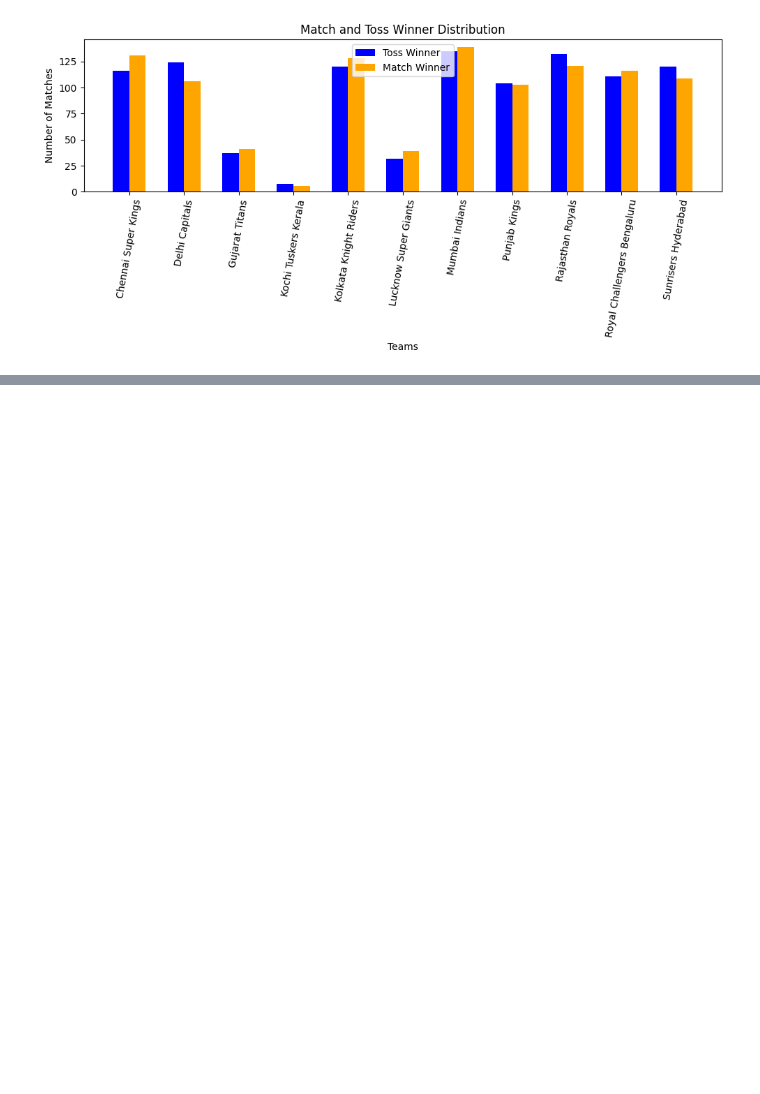
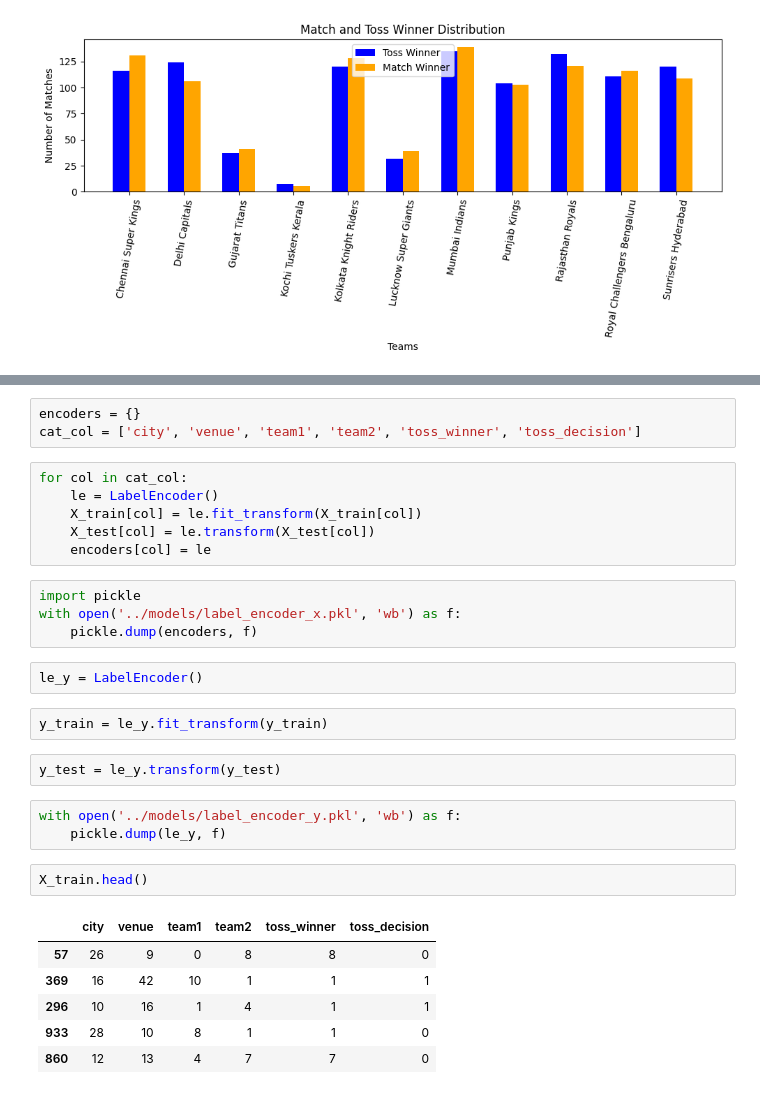
Before and after one commit to Channu17/IPL-win-predictor, a Jupyter notebook: notebooks/winpredictor.ipynb, the cells around one changed output, grey strips where cells are left out. Cells and saved outputs as stored; diff of their text form; blank space fills up the shorter version.

```diff
--- a/notebooks/winpredictor.ipynb
+++ b/notebooks/winpredictor.ipynb
@@ -340,0 +483,31 @@ plt.show()
+# %%
+encoders = {}
+cat_col = ['city', 'venue', 'team1', 'team2', 'toss_winner', 'toss_decision']
+# %%
+for col in cat_col:
+    le = LabelEncoder()
+    X_train[col] = le.fit_transform(X_train[col])
+    X_test[col] = le.transform(X_test[col])
+    encoders[col] = le
+# %%
+import pickle
+with open('../models/label_encoder_x.pkl', 'wb') as f:
+    pickle.dump(encoders, f)
+# %%
+le_y = LabelEncoder()
+# %%
+y_train = le_y.fit_transform(y_train)
+# %%
+y_test = le_y.transform(y_test)
+# %%
+with open('../models/label_encoder_y.pkl', 'wb') as f:
+    pickle.dump(le_y, f)
+# %%
+X_train.head()
+# %% [output]
+|  | city | venue | team1 | team2 | toss_winner | toss_decision |
+| 57 | 26 | 9 | 0 | 8 | 8 | 0 |
+| 369 | 16 | 42 | 10 | 1 | 1 | 1 |
+| 296 | 10 | 16 | 1 | 4 | 1 | 1 |
+| 933 | 28 | 10 | 8 | 1 | 1 | 0 |
+| 860 | 12 | 13 | 4 | 7 | 7 | 0 |
```
Also changed, not shown: parts of 23 cells of this notebook, 2 other files.
